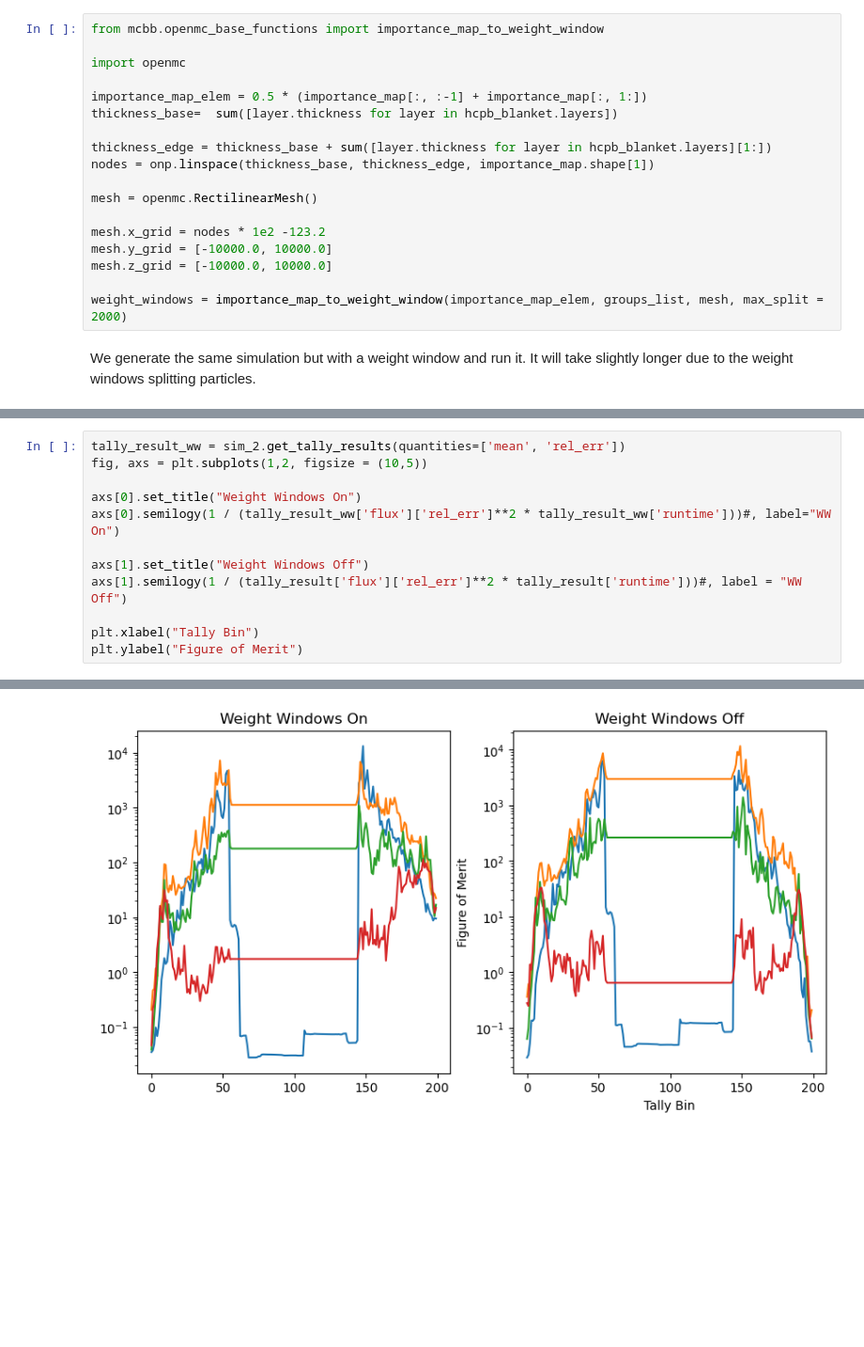
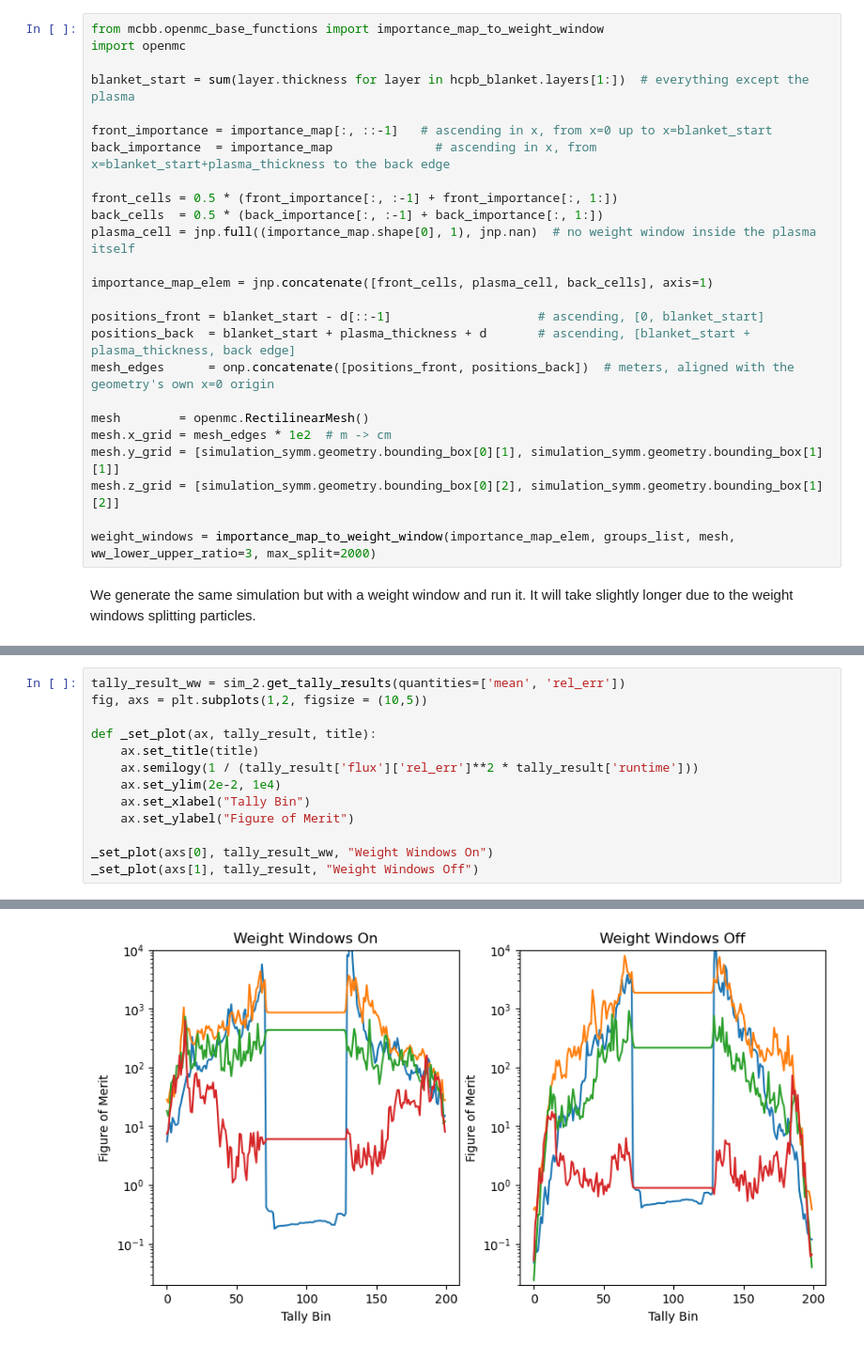
Before and after one commit to timobogaarts/jax-sn, a Jupyter notebook: examples/fw_cadis.ipynb, the cells around one changed output, grey strips where cells are left out. Shown at 94% size. Cells and saved outputs as stored; diff of their text form; blank space fills up the shorter version.

```diff
--- a/examples/fw_cadis.ipynb
+++ b/examples/fw_cadis.ipynb
@@ -95,21 +108,28 @@ We then map it to a 1D mesh of the right blanket (it's a symmetric linear simula
 # %%
 from mcbb.openmc_base_functions import importance_map_to_weight_window
-
 import openmc
 
-importance_map_elem = 0.5 * (importance_map[:, :-1] + importance_map[:, 1:])
-thickness_base=  sum([layer.thickness for layer in hcpb_blanket.layers])
+blanket_start = sum(layer.thickness for layer in hcpb_blanket.layers[1:])  # everything except the plasma
 
-thickness_edge = thickness_base + sum([layer.thickness for layer in hcpb_blanket.layers][1:])
-nodes = onp.linspace(thickness_base, thickness_edge, importance_map.shape[1])
+front_importance = importance_map[:, ::-1]   # ascending in x, from x=0 up to x=blanket_start
+back_importance  = importance_map              # ascending in x, from x=blanket_start+plasma_thickness to the back edge
 
-mesh = openmc.RectilinearMesh()
+front_cells = 0.5 * (front_importance[:, :-1] + front_importance[:, 1:])
+back_cells  = 0.5 * (back_importance[:, :-1] + back_importance[:, 1:])
+plasma_cell = jnp.full((importance_map.shape[0], 1), jnp.nan)  # no weight window inside the plasma itself
 
-mesh.x_grid = nodes * 1e2 -123.2
-mesh.y_grid = [-10000.0, 10000.0]
-mesh.z_grid = [-10000.0, 10000.0]
+importance_map_elem = jnp.concatenate([front_cells, plasma_cell, back_cells], axis=1)
 
-weight_windows = importance_map_to_weight_window(importance_map_elem, groups_list, mesh, max_split = 2000)
+positions_front = blanket_start - d[::-1]                    # ascending, [0, blanket_start]
+positions_back  = blanket_start + plasma_thickness + d       # ascending, [blanket_start + plasma_thickness, back edge]
+mesh_edges      = onp.concatenate([positions_front, positions_back])  # meters, aligned with the geometry's own x=0 origin
+
+mesh        = openmc.RectilinearMesh()
+mesh.x_grid = mesh_edges * 1e2  # m -> cm
+mesh.y_grid = [simulation_symm.geometry.bounding_box[0][1], simulation_symm.geometry.bounding_box[1][1]]
+mesh.z_grid = [simulation_symm.geometry.bounding_box[0][2], simulation_symm.geometry.bounding_box[1][2]]
+
+weight_windows = importance_map_to_weight_window(importance_map_elem, groups_list, mesh, ww_lower_upper_ratio=3, max_split=2000)
 # %% [markdown]
 We generate the same simulation but with a weight window and run it. It will take slightly longer due to the weight windows splitting particles.
 # %%
@@ -132,12 +151,13 @@ We can now compare both figures of merit, showing $O(10^2)$ increase with weight
 tally_result_ww = sim_2.get_tally_results(quantities=['mean', 'rel_err'])
 fig, axs = plt.subplots(1,2, figsize = (10,5))
 
-axs[0].set_title("Weight Windows On")
-axs[0].semilogy(1 / (tally_result_ww['flux']['rel_err']**2 * tally_result_ww['runtime']))#, label="WW On")
+def _set_plot(ax, tally_result, title):
+    ax.set_title(title)
+    ax.semilogy(1 / (tally_result['flux']['rel_err']**2 * tally_result['runtime']))
+    ax.set_ylim(2e-2, 1e4)
+    ax.set_xlabel("Tally Bin")
+    ax.set_ylabel("Figure of Merit")
 
-axs[1].set_title("Weight Windows Off")
-axs[1].semilogy(1 / (tally_result['flux']['rel_err']**2 * tally_result['runtime']))#, label = "WW Off")
-
-plt.xlabel("Tally Bin")
-plt.ylabel("Figure of Merit")
+_set_plot(axs[0], tally_result_ww, "Weight Windows On")
+_set_plot(axs[1], tally_result, "Weight Windows Off")
 # %% [output]
@@ -145 +164 @@ Text(0, 0.5, 'Figure of Merit')
-[figure, old version]
+[figure, new version]
```
Also changed, not shown: parts of 18 cells of this notebook, 10 other files.
